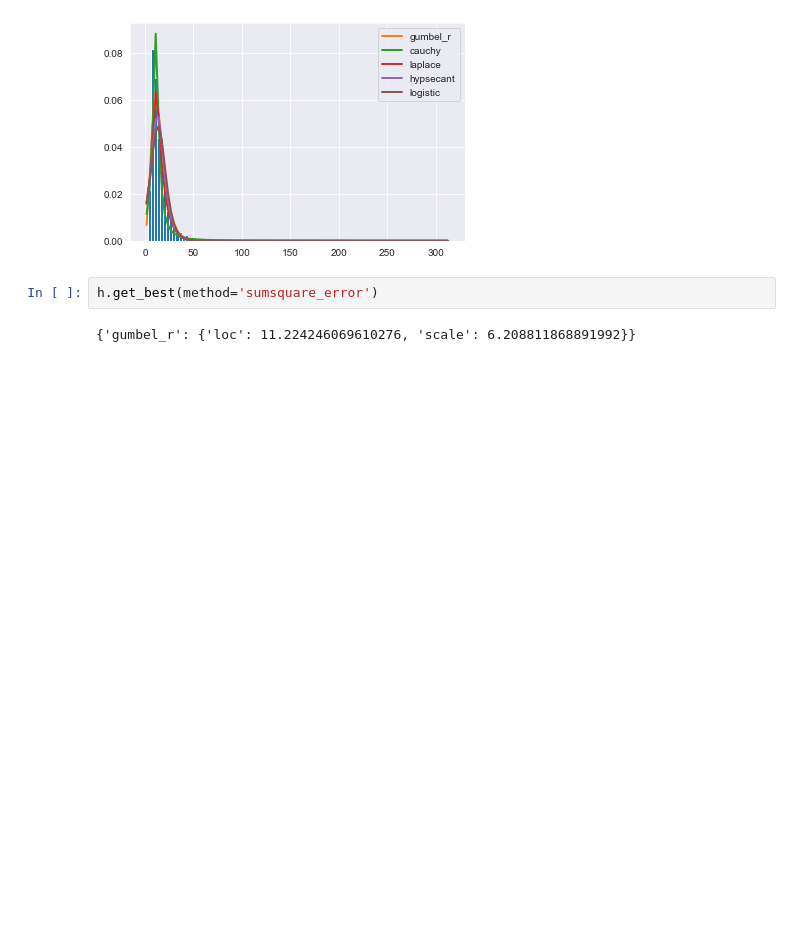
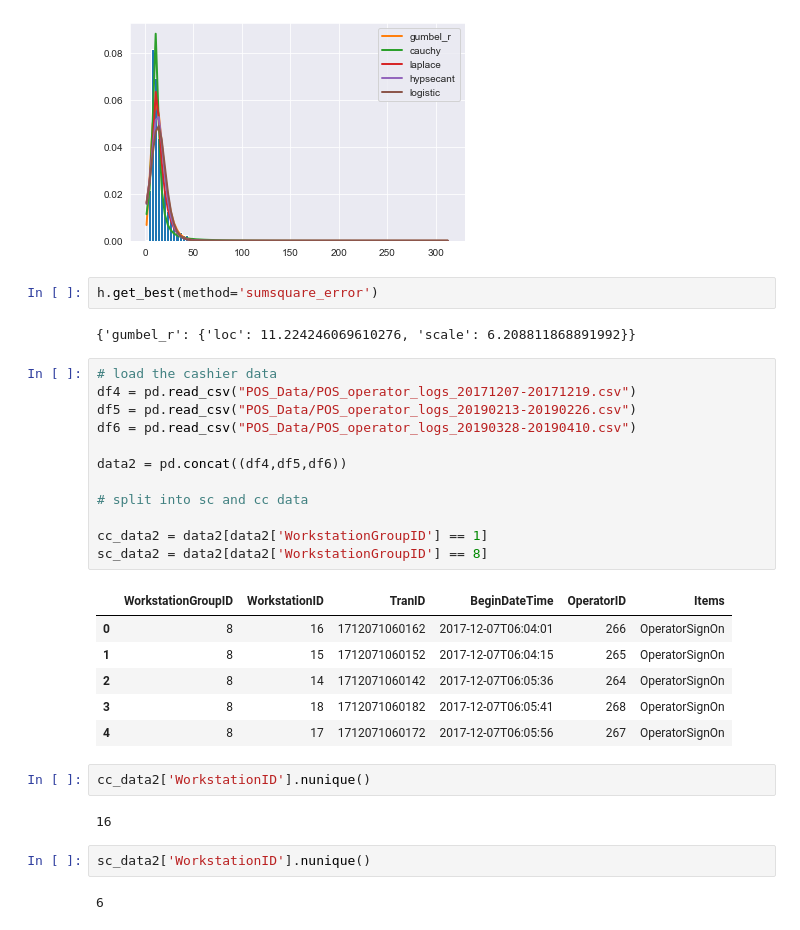
Before and after one commit to mircohoehne/grocery_store_checkout_simulation, a Jupyter notebook: parameter_extraction.ipynb, the cells around one changed output. Drawn from its saved outputs; the diff is of its cells as text; blank space fills up the shorter version.

```diff
--- a/Data_Analysis.ipynb
+++ b/parameter_extraction.ipynb
@@ -139,3 +138,30 @@ WARNING:root:SKIPPED wrapcauchy distribution (taking more than 30 seconds)
 h.get_best(method='sumsquare_error')
 # %% [output]
 {'gumbel_r': {'loc': 11.224246069610276, 'scale': 6.208811868891992}}
+# %%
+# load the cashier data
+df4 = pd.read_csv("POS_Data/POS_operator_logs_20171207-20171219.csv")
+df5 = pd.read_csv("POS_Data/POS_operator_logs_20190213-20190226.csv")
+df6 = pd.read_csv("POS_Data/POS_operator_logs_20190328-20190410.csv")
+
+data2 = pd.concat((df4,df5,df6))
+
+# split into sc and cc data
+
+cc_data2 = data2[data2['WorkstationGroupID'] == 1]
+sc_data2 = data2[data2['WorkstationGroupID'] == 8]
+# %% [output]
+|  | WorkstationGroupID | WorkstationID | TranID | BeginDateTime | OperatorID | Items |
+| 0 | 8 | 16 | 1712071060162 | 2017-12-07T06:04:01 | 266 | OperatorSignOn |
+| 1 | 8 | 15 | 1712071060152 | 2017-12-07T06:04:15 | 265 | OperatorSignOn |
+| 2 | 8 | 14 | 1712071060142 | 2017-12-07T06:05:36 | 264 | OperatorSignOn |
+| 3 | 8 | 18 | 1712071060182 | 2017-12-07T06:05:41 | 268 | OperatorSignOn |
+| 4 | 8 | 17 | 1712071060172 | 2017-12-07T06:05:56 | 267 | OperatorSignOn |
+# %%
+cc_data2['WorkstationID'].nunique()
+# %% [output]
+16
+# %%
+sc_data2['WorkstationID'].nunique()
+# %% [output]
+6
```
Also changed, not shown: parts of 1 cell of this notebook.
